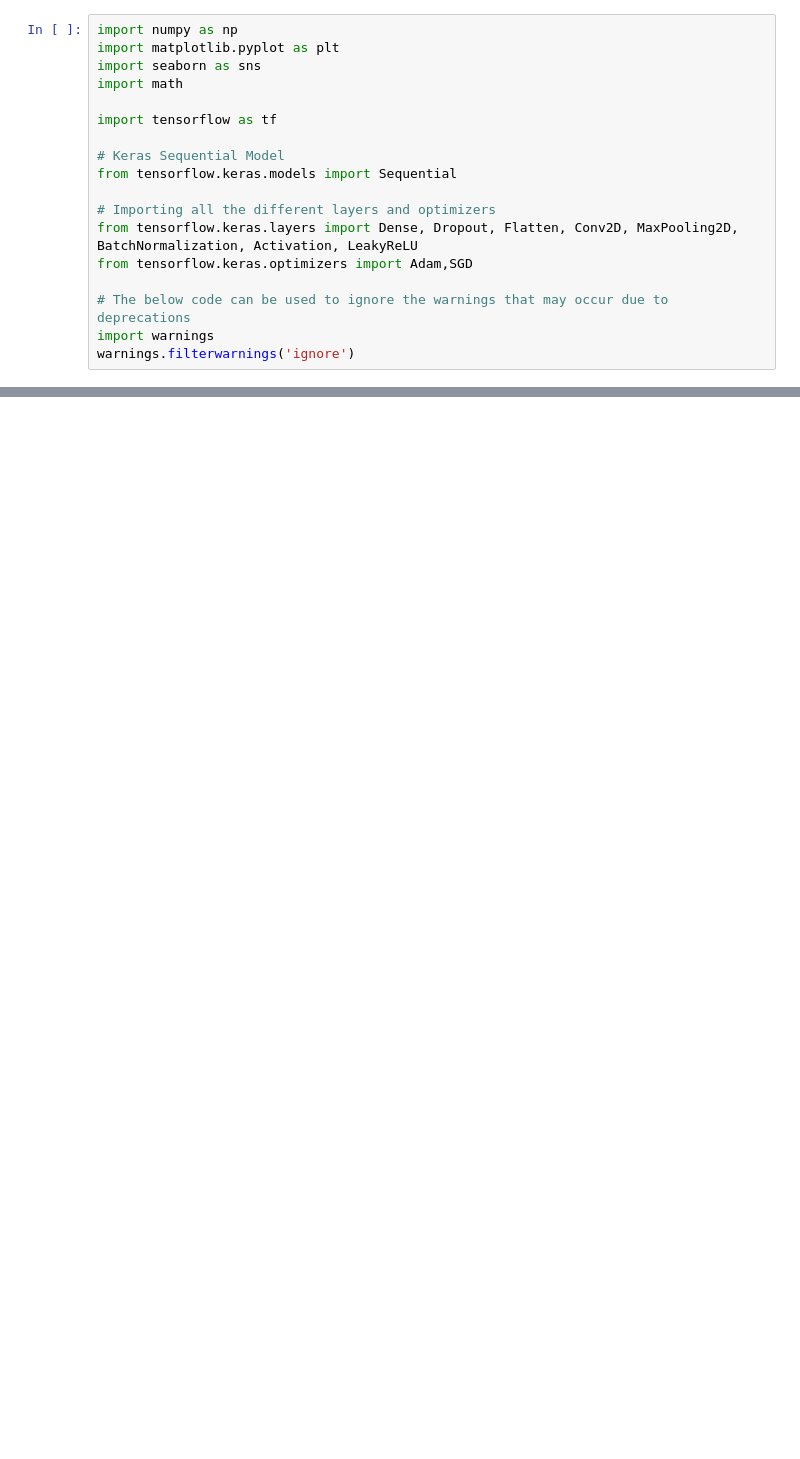
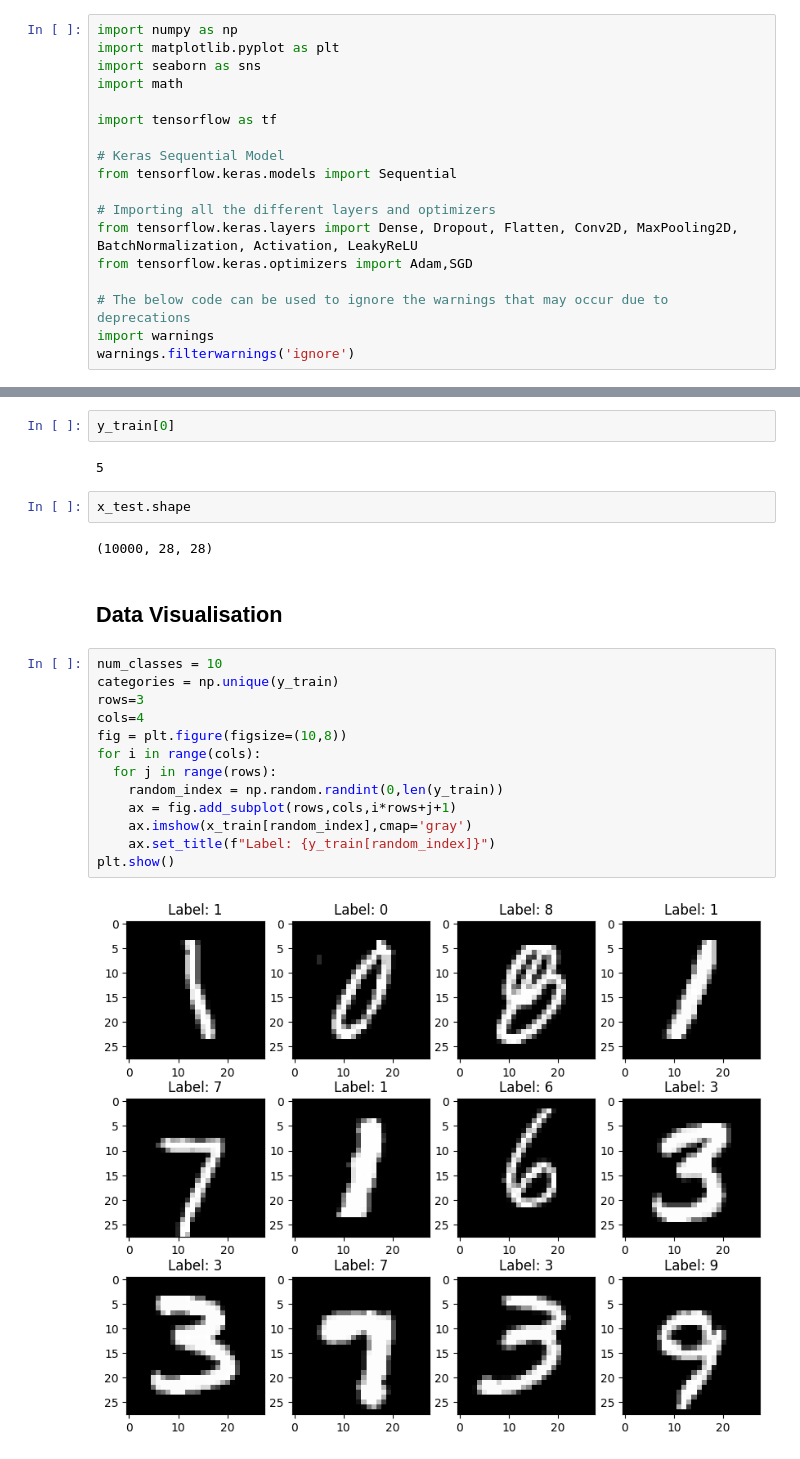
Before and after one commit to akatjizeu/Data-Science, a Jupyter notebook: CNN_MNIST.ipynb, the cells around one changed output, grey strips where cells are left out. Cells and saved outputs as stored; diff of their text form; blank space fills up the shorter version.

```diff
--- a/CNN_MNIST.ipynb
+++ b/CNN_MNIST.ipynb
@@ -27,0 +51,25 @@ Downloading data from https://storage.googleapis.com/tensorflow/tf-keras-dataset
+# %%
+y_train[0]
+# %% [output]
+5
+# %%
+x_test.shape
+# %% [output]
+(10000, 28, 28)
+# %% [markdown]
+## Data Visualisation
+# %%
+num_classes = 10
+categories = np.unique(y_train)
+rows=3
+cols=4
+fig = plt.figure(figsize=(10,8))
+for i in range(cols):
+  for j in range(rows):
+    random_index = np.random.randint(0,len(y_train))
+    ax = fig.add_subplot(rows,cols,i*rows+j+1)
+    ax.imshow(x_train[random_index],cmap='gray')
+    ax.set_title(f"Label: {y_train[random_index]}")
+plt.show()
+# %% [output]
+[figure, added]
```
Also changed, not shown: parts of 11 cells of this notebook.
